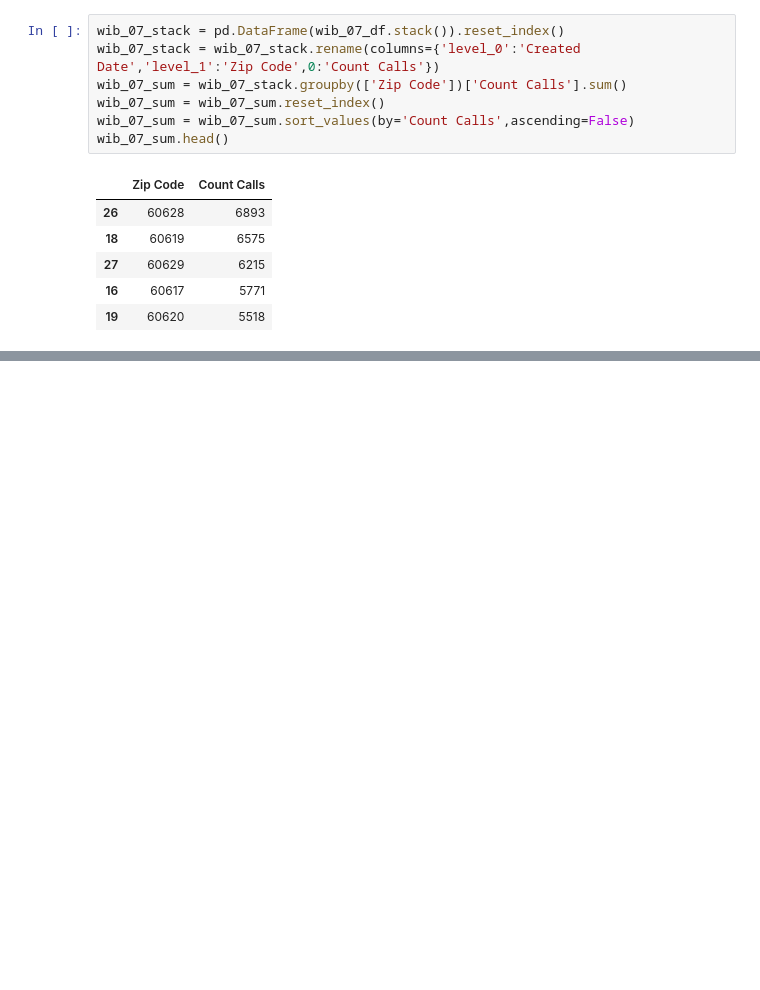
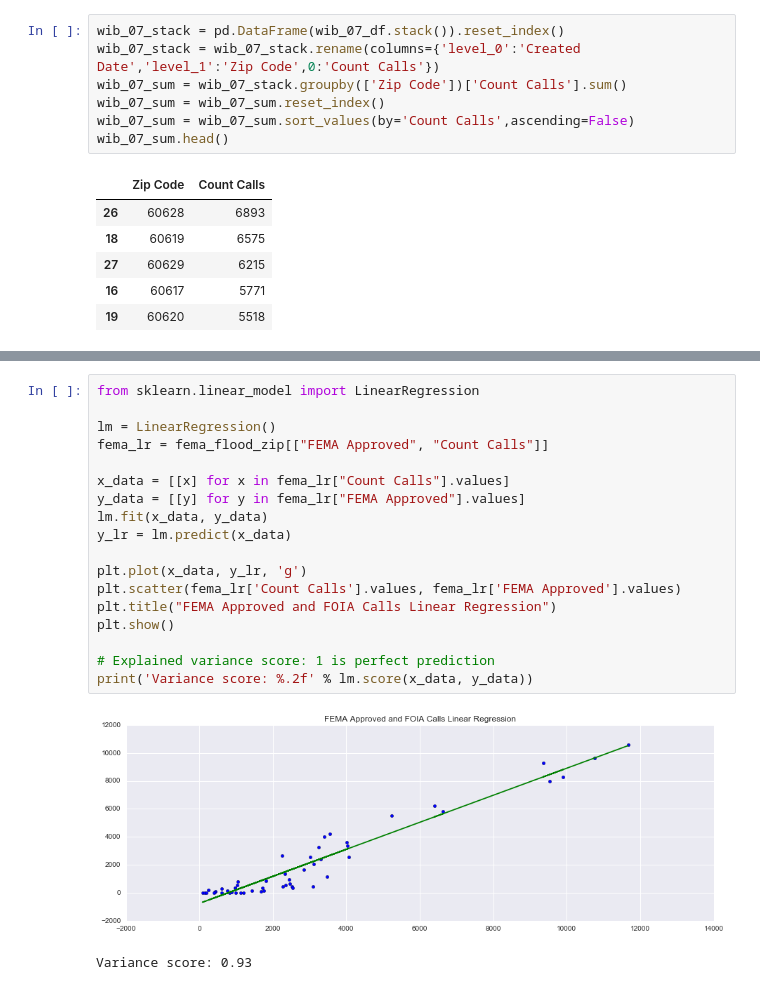
Before and after one commit to NORCatUofC/rain, a Jupyter notebook: flooding/FEMA and 311 Calls by Zip.ipynb, the cells around one changed output, grey strips where cells are left out. Cells and saved outputs as stored; diff of their text form; blank space fills up the shorter version.

```diff
--- a/flooding/FEMA and 311 Calls by Zip.ipynb
+++ b/flooding/FEMA and 311 Calls by Zip.ipynb
@@ -203,0 +214,21 @@ fema_flood_zip.plot(title='FEMA and FOIA Data since 2007', x='Zip Code', y=['FEM
+# %%
+from sklearn.linear_model import LinearRegression
+
+lm = LinearRegression()
+fema_lr = fema_flood_zip[["FEMA Approved", "Count Calls"]]
+
+x_data = [[x] for x in fema_lr["Count Calls"].values]
+y_data = [[y] for y in fema_lr["FEMA Approved"].values]
+lm.fit(x_data, y_data)
+y_lr = lm.predict(x_data)
+
+plt.plot(x_data, y_lr, 'g')
+plt.scatter(fema_lr['Count Calls'].values, fema_lr['FEMA Approved'].values)
+plt.title("FEMA Approved and FOIA Calls Linear Regression")
+plt.show()
+
+# Explained variance score: 1 is perfect prediction
+print('Variance score: %.2f' % lm.score(x_data, y_data))
+# %% [output]
+[figure, added]
+Variance score: 0.93
```
Also changed, not shown: parts of 5 cells of this notebook.
